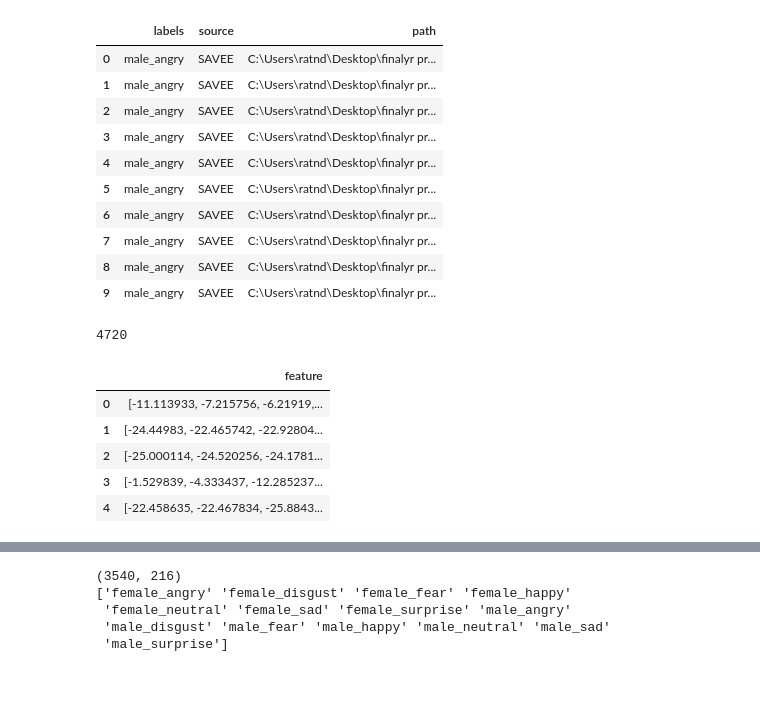
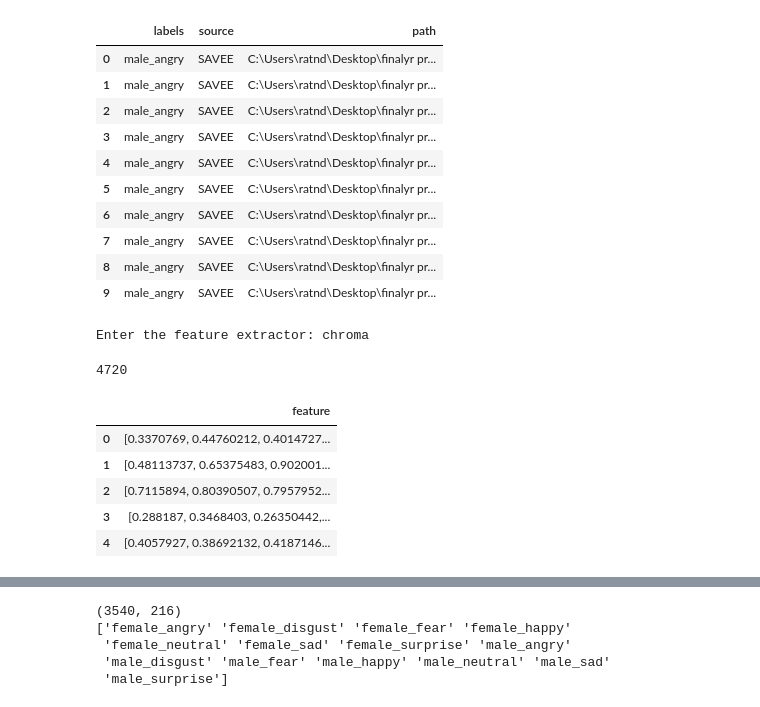
Before and after one commit to Ratndeepk/emotion_detection_in_audio, a Jupyter notebook: Final year Project.ipynb, the cells around one changed output, grey strips where cells are left out. Drawn from its saved outputs; the diff is of its cells as text; code cells hidden in the pictures.

```diff
--- a/Final year Project.ipynb
+++ b/Final year Project.ipynb
@@ -368,29 +371,46 @@ full_path.head(10)
 | 8 | male_angry | SAVEE | C:\Users\ratnd\Desktop\finalyr pr... |
 | 9 | male_angry | SAVEE | C:\Users\ratnd\Desktop\finalyr pr... |
 # %%
-df = pd.DataFrame(columns=['feature'])
+def choosen_feature_extractor(fe):
+    df = pd.DataFrame(columns=['feature'])
 
-# loop feature extraction over the entire dataset
-counter=0
-for index,path in enumerate(full_path.path):
-    X, rate = librosa.load(path, res_type='kaiser_fast',duration=2.5,sr=44100,offset=0.5)
-    rate = np.array(rate)
+    # loop feature extraction over the entire dataset
+    counter=0
+    for index,path in enumerate(full_path.path):
 
-    mfccs = np.mean(librosa.feature.mfcc(y=X, sr=rate, n_mfcc=13),axis=0)  # mean as the feature
-    df.loc[counter] = [mfccs]
-    counter=counter+1
+        X, rate = librosa.load(path, res_type='kaiser_fast',duration=2.5,sr=44100,offset=0.5)
+        rate = np.array(rate)
+        if fe=='mfcc':
+            mfccs = np.mean(librosa.feature.mfcc(y=X, sr=rate, n_mfcc=13),axis=0)  # mean as the feature
+            df.loc[counter] = [mfccs]
+            counter+=1
 
-# Check a few records to make sure its processed successfully
-print(len(df))
-df.head()
+        elif fe=='stft':
+            stft = np.mean(librosa.amplitude_to_db(abs(librosa.stft(X))),axis=0)  # mean as the feature
+            df.loc[counter]=[stft]
+            counter+=1
+
+        elif fe=='chroma':
+            chroma = np.mean(librosa.feature.chroma_stft(y=X, sr=13),axis=0)  # mean as the feature
+            df.loc[counter]=[chroma]
+            counter+=1
+
+    # Check a few records to make sure its processed successfully
+    print(len(df))
+    return df
-# %% [output]
-4720
-|  | feature |
-| 0 | [-11.113933, -7.215756, -6.21919,... |
-| 1 | [-24.44983, -22.465742, -22.92804... |
-| 2 | [-25.000114, -24.520256, -24.1781... |
-| 3 | [-1.529839, -4.333437, -12.285237... |
-| 4 | [-22.458635, -22.467834, -25.8843... |
+# %%
+fe = input('Enter the feature extractor: ')
+df = choosen_feature_extractor(fe)
+df.head()
+# %% [output]
+Enter the feature extractor: chroma
+4720
+|  | feature |
+| 0 | [0.3370769, 0.44760212, 0.4014727... |
+| 1 | [0.48113737, 0.65375483, 0.902001... |
+| 2 | [0.7115894, 0.80390507, 0.7957952... |
+| 3 | [0.288187, 0.3468403, 0.26350442,... |
+| 4 | [0.4057927, 0.38692132, 0.4187146... |
 # %%
 df = pd.concat([full_path,pd.DataFrame(df['feature'].values.tolist())],axis=1)
 df[:5]
```
Also changed, not shown: parts of 13 cells of this notebook.
